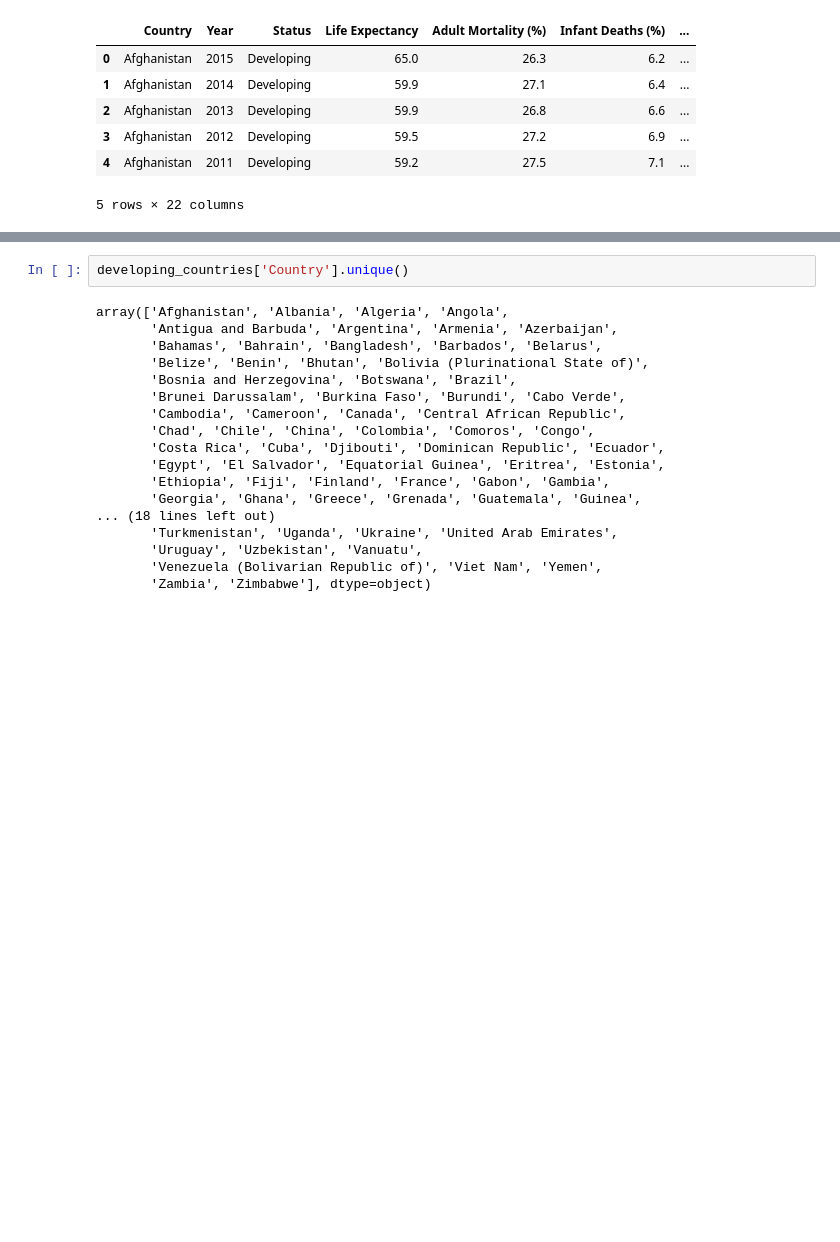
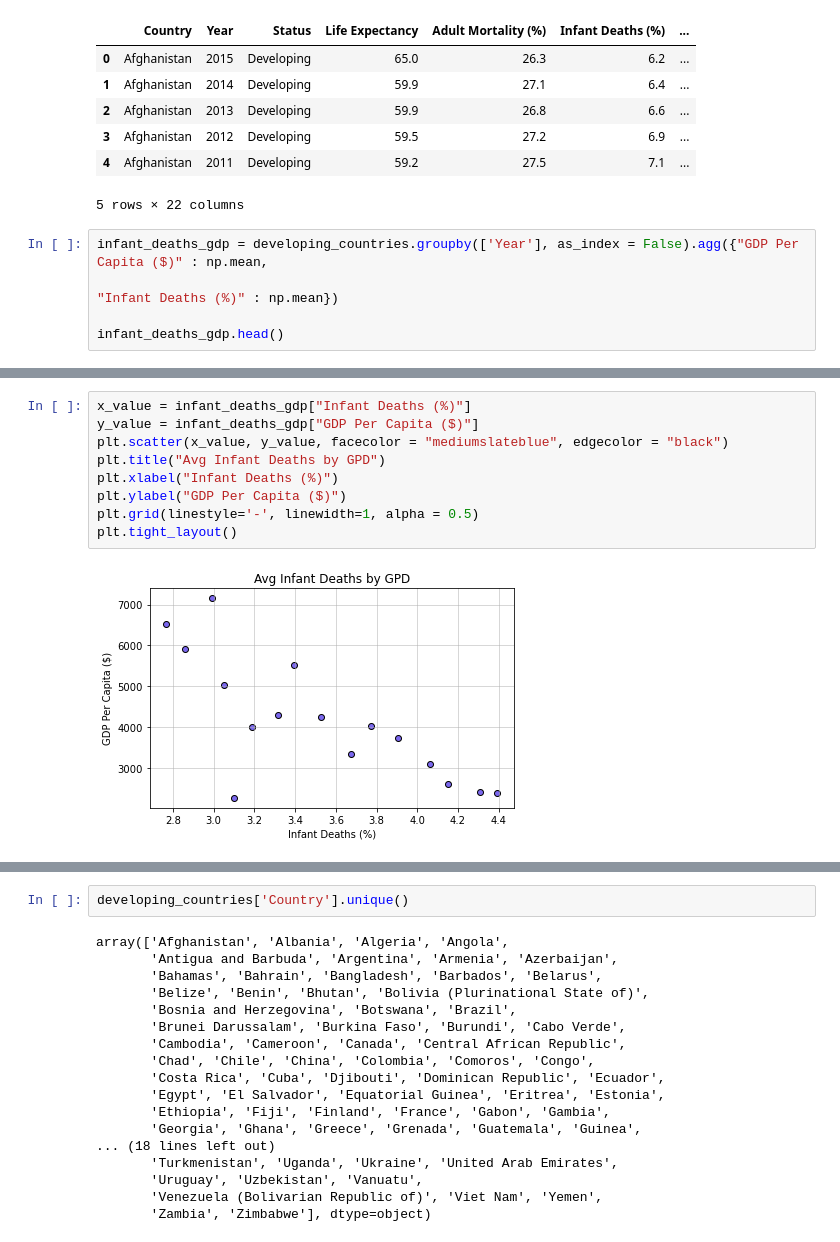
Before and after one commit to shechter430/project_one, a Jupyter notebook: Anna_analyzations.ipynb, the cells around one changed output, grey strips where cells are left out. Saved outputs shown, nothing was run; the diff lists cells and outputs as text; blank space fills up the shorter version.

```diff
--- a/Anna_analyzations.ipynb
+++ b/Anna_analyzations.ipynb
@@ -37,3 +37,8 @@ developing_countries.head()
 | 3 | Afghanistan | 2012 | Developing | 59.5 | 27.2 | 6.9 | ... |
 | 4 | Afghanistan | 2011 | Developing | 59.2 | 27.5 | 7.1 | ... |
 5 rows × 22 columns
+# %%
+infant_deaths_gdp = developing_countries.groupby(['Year'], as_index = False).agg({"GDP Per Capita ($)" : np.mean,
+                                                                                                 "Infant Deaths (%)" : np.mean})
+
+infant_deaths_gdp.head()
@@ -39,0 +52,11 @@ developing_countries.head()
+# %%
+x_value = infant_deaths_gdp["Infant Deaths (%)"]
+y_value = infant_deaths_gdp["GDP Per Capita ($)"]
+plt.scatter(x_value, y_value, facecolor = "mediumslateblue", edgecolor = "black")
+plt.title("Avg Infant Deaths by GPD")
+plt.xlabel("Infant Deaths (%)")
+plt.ylabel("GDP Per Capita ($)")
+plt.grid(linestyle='-', linewidth=1, alpha = 0.5)
+plt.tight_layout()
+# %% [output]
+[figure, added]
```
Also changed, not shown: parts of 15 cells of this notebook.
